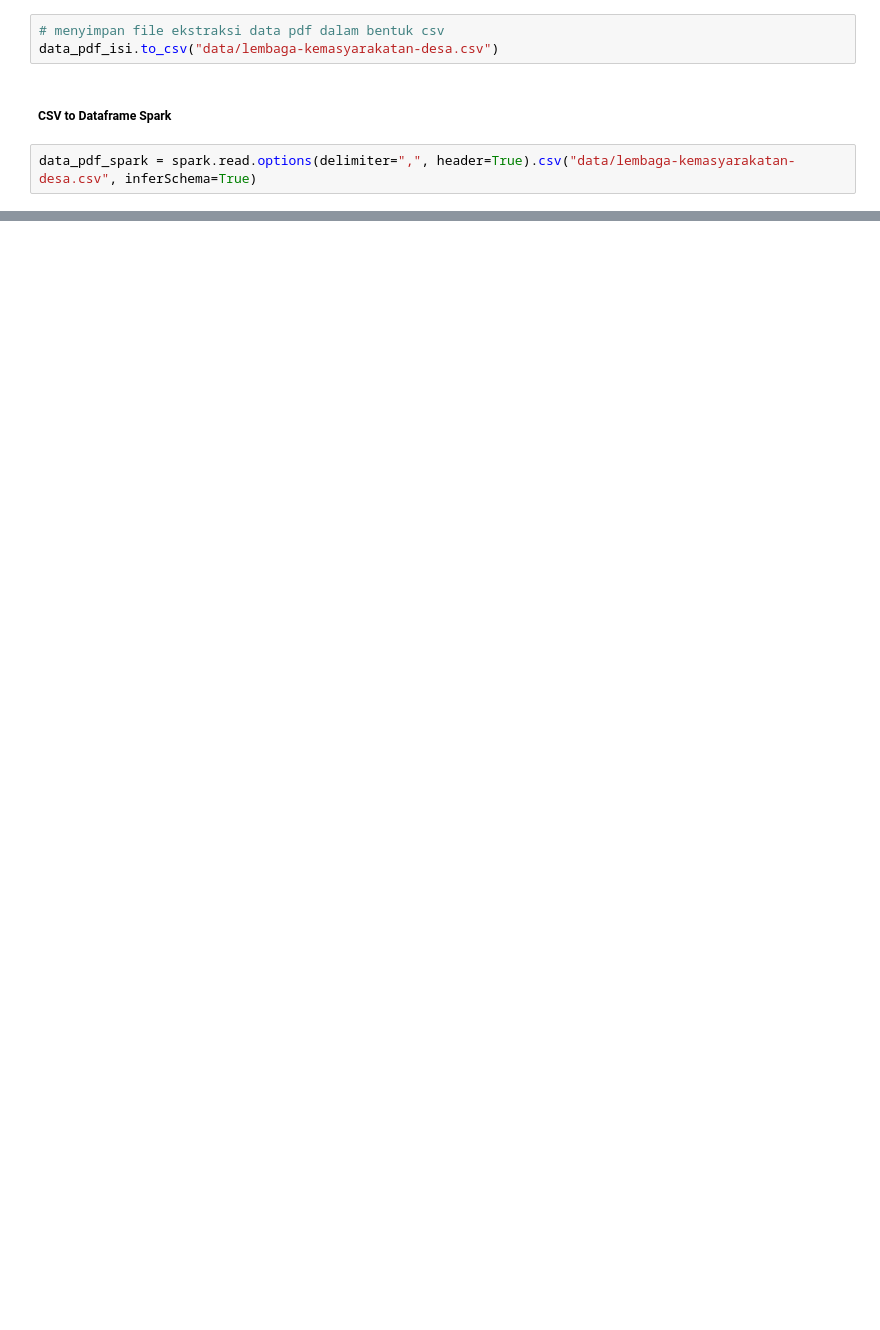
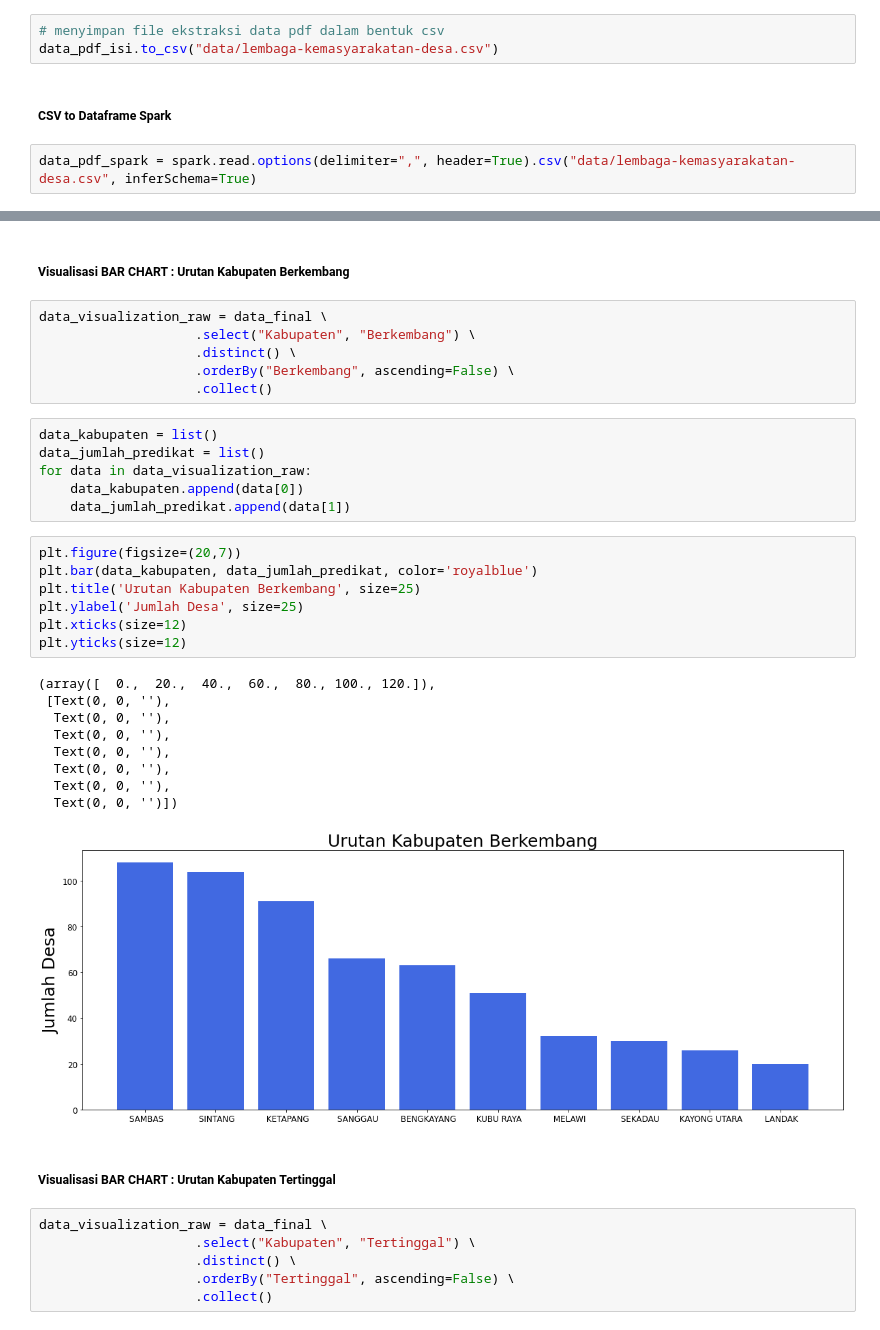
Before and after one commit to radityohanif/Pemberdayaan-Masyarakat-Kalimantan-Barat, a Jupyter notebook: notebook.ipynb, the cells around one changed output, grey strips where cells are left out. Drawn from its saved outputs; the diff is of its cells as text; blank space fills up the shorter version.

```diff
--- a/notebook.ipynb
+++ b/notebook.ipynb
@@ -397,0 +590,39 @@ only showing top 20 rows
+# %% [markdown]
+##### **Visualisasi BAR CHART : Urutan Kabupaten Berkembang**
+# %%
+data_visualization_raw = data_final \
+                    .select("Kabupaten", "Berkembang") \
+                    .distinct() \
+                    .orderBy("Berkembang", ascending=False) \
+                    .collect()
+# %%
+data_kabupaten = list()
+data_jumlah_predikat = list()
+for data in data_visualization_raw:
+    data_kabupaten.append(data[0])
+    data_jumlah_predikat.append(data[1])
+# %%
+plt.figure(figsize=(20,7))
+plt.bar(data_kabupaten, data_jumlah_predikat, color='royalblue')
+plt.title('Urutan Kabupaten Berkembang', size=25)
+plt.ylabel('Jumlah Desa', size=25)
+plt.xticks(size=12)
+plt.yticks(size=12)
+# %% [output]
+(array([  0.,  20.,  40.,  60.,  80., 100., 120.]),
+ [Text(0, 0, ''),
+  Text(0, 0, ''),
+  Text(0, 0, ''),
+  Text(0, 0, ''),
+  Text(0, 0, ''),
+  Text(0, 0, ''),
+  Text(0, 0, '')])
+[figure, added]
+# %% [markdown]
+##### **Visualisasi BAR CHART : Urutan Kabupaten Tertinggal**
+# %%
+data_visualization_raw = data_final \
+                    .select("Kabupaten", "Tertinggal") \
+                    .distinct() \
+                    .orderBy("Tertinggal", ascending=False) \
+                    .collect()
```
Also changed, not shown: parts of 73 cells of this notebook, 3 other files.
